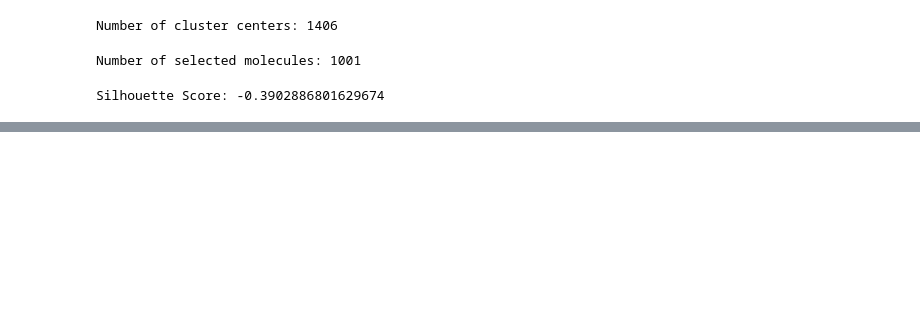
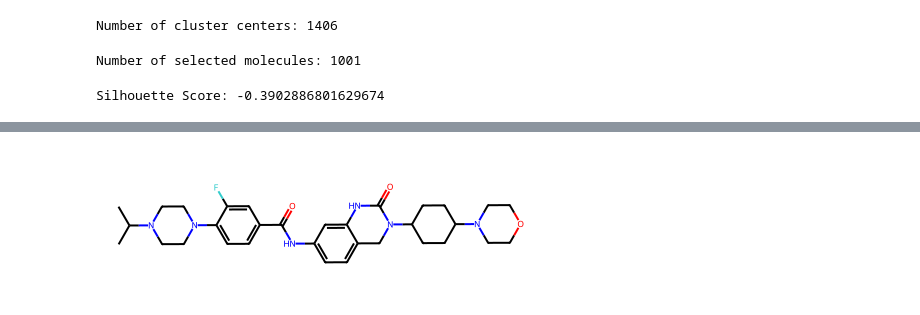
Before and after one commit to Dislevekanku/DS_capstone, a Jupyter notebook: compound_clustering.ipynb, the cells around one changed output, grey strips where cells are left out. Drawn from its saved outputs; the diff is of its cells as text; code cells hidden in the pictures; blank space fills up the shorter version.

```diff
--- a/compound_clustering.ipynb
+++ b/compound_clustering.ipynb
@@ -310,0 +400,5 @@ Silhouette Score: -0.3902886801629674
+# %%
+query = Chem.MolFromSmiles("CC(C)N1CCN(CC1)c2ccc(cc2F)C(=O)Nc3ccc4c(c3)NC(=O)N(C4)C5CCC(CC5)N6CCOCC6")
+query
+# %% [output]
+[figure, added]
```
Also changed, not shown: parts of 32 cells of this notebook, 1 other file.
